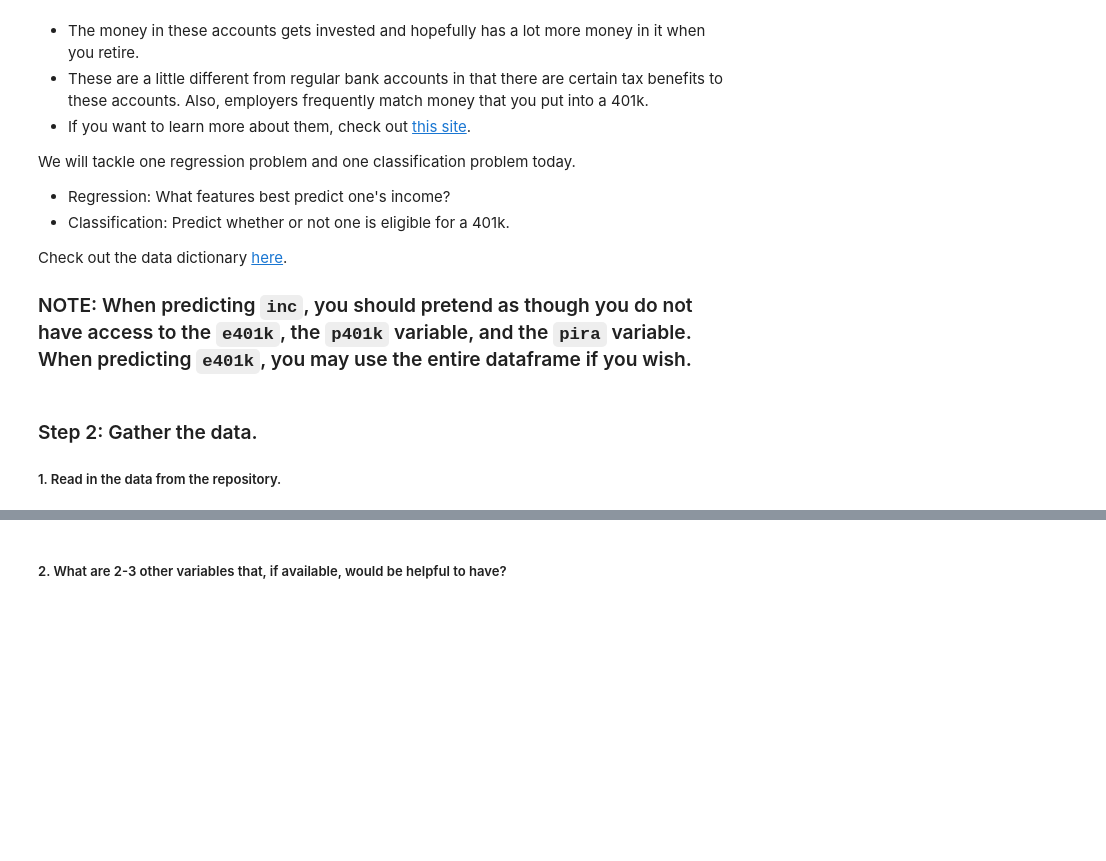
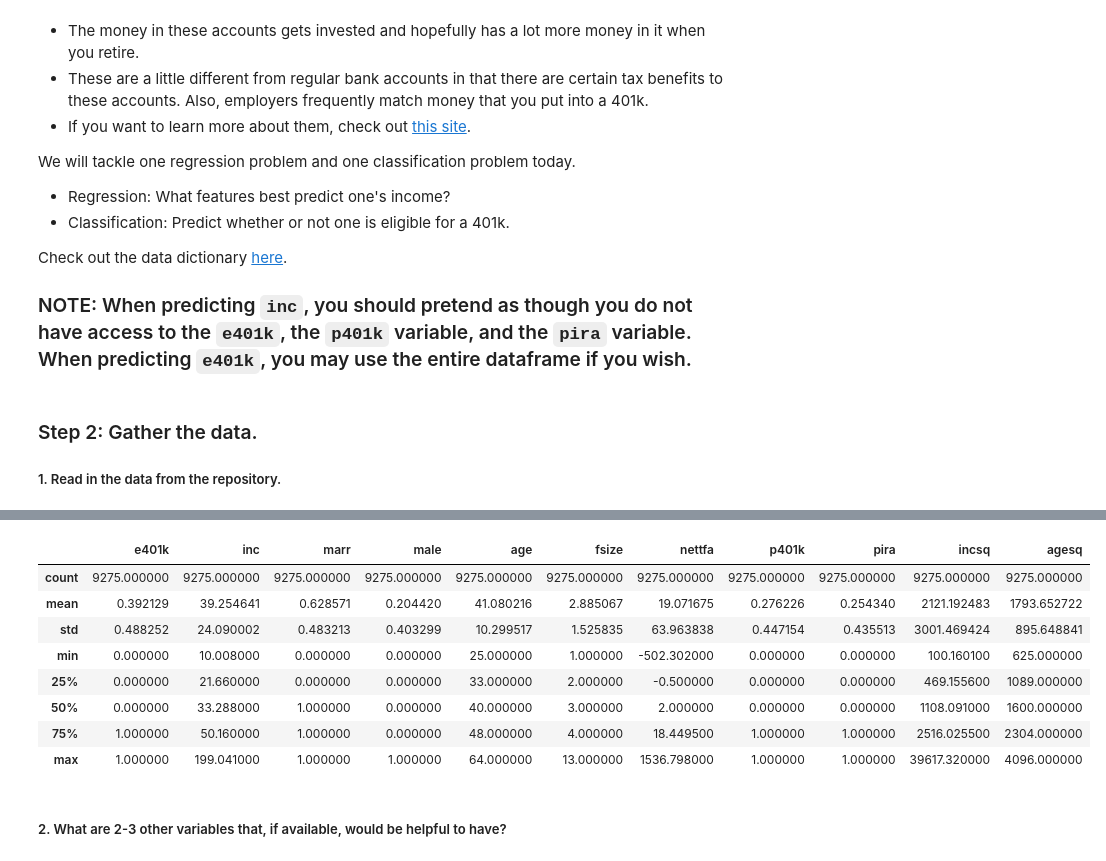
Before and after one commit to Tatadektep/Supervised_model_comparison_lab, a Jupyter notebook: starter-code.ipynb, the cells around one changed output, grey strips where cells are left out. Drawn from its saved outputs; the diff is of its cells as text; code cells hidden in the pictures; blank space fills up the shorter version.

```diff
--- a/starter-code.ipynb
+++ b/starter-code.ipynb
@@ -44,2 +82,14 @@ Check out the data dictionary [here](http://fmwww.bc.edu/ec-p/data/wooldridge2k/
+# %%
+df.describe()
+# %% [output]
+|  | e401k | inc | marr | male | age | fsize | nettfa | p401k | pira | incsq | agesq |
+| count | 9275.000000 | 9275.000000 | 9275.000000 | 9275.000000 | 9275.000000 | 9275.000000 | 9275.000000 | 9275.000000 | 9275.000000 | 9275.000000 | 9275.000000 |
+| mean | 0.392129 | 39.254641 | 0.628571 | 0.204420 | 41.080216 | 2.885067 | 19.071675 | 0.276226 | 0.254340 | 2121.192483 | 1793.652722 |
+| std | 0.488252 | 24.090002 | 0.483213 | 0.403299 | 10.299517 | 1.525835 | 63.963838 | 0.447154 | 0.435513 | 3001.469424 | 895.648841 |
+| min | 0.000000 | 10.008000 | 0.000000 | 0.000000 | 25.000000 | 1.000000 | -502.302000 | 0.000000 | 0.000000 | 100.160100 | 625.000000 |
+| 25% | 0.000000 | 21.660000 | 0.000000 | 0.000000 | 33.000000 | 2.000000 | -0.500000 | 0.000000 | 0.000000 | 469.155600 | 1089.000000 |
+| 50% | 0.000000 | 33.288000 | 1.000000 | 0.000000 | 40.000000 | 3.000000 | 2.000000 | 0.000000 | 0.000000 | 1108.091000 | 1600.000000 |
+| 75% | 1.000000 | 50.160000 | 1.000000 | 0.000000 | 48.000000 | 4.000000 | 18.449500 | 1.000000 | 1.000000 | 2516.025500 | 2304.000000 |
+| max | 1.000000 | 199.041000 | 1.000000 | 1.000000 | 64.000000 | 13.000000 | 1536.798000 | 1.000000 | 1.000000 | 39617.320000 | 4096.000000 |
 # %% [markdown]
 ##### 2. What are 2-3 other variables that, if available, would be helpful to have?
```
Also changed, not shown: parts of 122 cells of this notebook.
